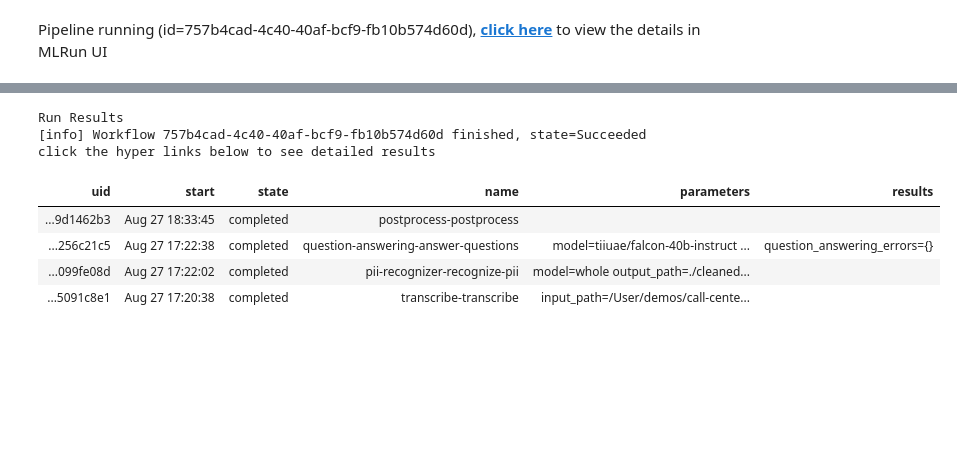
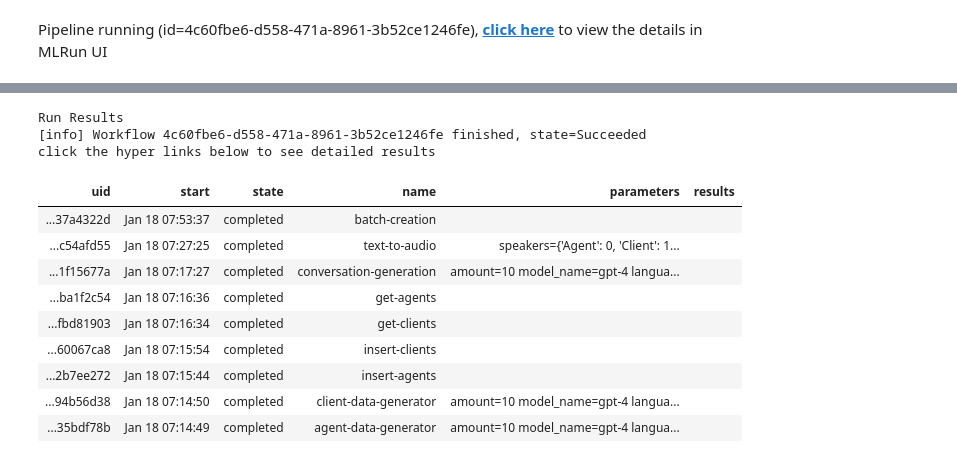
Before and after one commit to mlrun/demo-call-center, a Jupyter notebook: notebook.ipynb, the cells around one changed output, grey strips where cells are left out. Saved outputs shown, nothing was run; the diff lists cells and outputs as text; code cells hidden in the pictures; blank space fills up the shorter version.

```diff
--- a/notebook.ipynb
+++ b/notebook.ipynb
@@ -79,12 +79,11 @@ import mlrun
 # %%
 project = mlrun.get_or_create_project(
-    name="call-center-demo",
-    context="./",
+    name="call-center-demo-2",
     user_project=True,
     parameters={
-        "source": "git://github.com/mlrun/demo-call-center.git#main",
-        "default_image": "giladsh28/llm:v3",
-        "gpus": 4,
+        "source": "git://github.com/yonishelach/mlrun-call-center-demo.git#finetune",
+        "default_image": "yonishelach/call-center-11.8:1",
+        "gpus": 2,
     },
 )
 # %% [output]
@@ -111,46 +115,49 @@ Parameters passed to the function can be adjusted according to the workflow `arg
 # %%
-workflow_run = project.run(
-    name="workflow",
+calls_generation_workflow = project.run(
+    name="calls-generation",
     arguments={
-        "input_path": os.path.abspath("./data"),
-        "transcribe_model": "tiny",
-        "pii_model": "whole",
-        "pii_entities": ['PERSON', "EMAIL", "PHONE", "LOCATION", "ORGANIZATION"],
-        "pii_entity_operator_map": {
-            "PERSON": ("replace", {"new_value": "John Doe"}),
-            "EMAIL": ("replace", {"new_value": "john_doe@email.com"}),
-            "PHONE": ("replace", {"new_value": "123456789"}),
-            "LOCATION": ("replace", {"new_value": "USA"}),
-            "ORGANIZATION": ("replace", {"new_value": "Call Center Agent"}),
-        },
-        "qa_model": "tiiuae/falcon-40b-instruct",
-        "qa_questions":[
-            "Classify the Customer issue in 1-4 words.",
-            "Write a 50-100 word summary of the text.",
-            "Was the Customer issue fixed, Yes or No?",
-            "In one word, was the Customer tone Positive, Negative or Neutral?",
-            "In one word, was the Call Center Agent tone Positive, Negative or Neutral?"
+        "amount": 10,
+        "num_clients": 10,
+        "num_agents": 10,
+        "generation_model": "gpt-4",
+        "language": "Spanish",
+        "available_voices": [
+            "v2/es_speaker_0",
+            "v2/es_speaker_1",
+            "v2/es_speaker_2",
+            "v2/es_speaker_3",
+            "v2/es_speaker_4",
+            "v2/es_speaker_5",
+            "v2/es_speaker_6",
+            "v2/es_speaker_7",
+            "v2/es_speaker_8",
+            "v2/es_speaker_9"
         ],
-        "qa_questions_columns":[
-            "Issue",
-            "Summary",
-            "is_fixed",
-            "customer_tone",
-            "agent_tone",
-        ]
+        "min_time": 2,
+        "max_time": 5,
+        "from_date": "10.30.2023",
+        "to_date": "10.31.2023",
+        "from_time": "09:00",
+        "to_time": "17:00",
+        "use_small_models": True,
     },
     watch=True,
     dirty=True,
     timeout=60 * 120,
 )
 # %% [output]
-Pipeline running (id=757b4cad-4c40-40af-bcf9-fb10b574d60d), click here to view the details in MLRun UI
+Pipeline running (id=4c60fbe6-d558-471a-8961-3b52ce1246fe), click here to view the details in MLRun UI
 [drawing not drawn]
 Run Results
-[info] Workflow 757b4cad-4c40-40af-bcf9-fb10b574d60d finished, state=Succeeded
+[info] Workflow 4c60fbe6-d558-471a-8961-3b52ce1246fe finished, state=Succeeded
 click the hyper links below to see detailed results
 | uid | start | state | name | parameters | results |
-| ...9d1462b3 | Aug 27 18:33:45 | completed | postprocess-postprocess |  |  |
-| ...256c21c5 | Aug 27 17:22:38 | completed | question-answering-answer-questions | model=tiiuae/falcon-40b-instruct ... | question_answering_errors={} |
-| ...099fe08d | Aug 27 17:22:02 | completed | pii-recognizer-recognize-pii | model=whole output_path=./cleaned... |  |
-| ...5091c8e1 | Aug 27 17:20:38 | completed | transcribe-transcribe | input_path=/User/demos/call-cente... |  |
+| ...37a4322d | Jan 18 07:53:37 | completed | batch-creation |  |  |
+| ...c54afd55 | Jan 18 07:27:25 | completed | text-to-audio | speakers={'Agent': 0, 'Client': 1... |  |
+| ...1f15677a | Jan 18 07:17:27 | completed | conversation-generation | amount=10 model_name=gpt-4 langua... |  |
+| ...ba1f2c54 | Jan 18 07:16:36 | completed | get-agents |  |  |
+| ...fbd81903 | Jan 18 07:16:34 | completed | get-clients |  |  |
+| ...60067ca8 | Jan 18 07:15:54 | completed | insert-clients |  |  |
+| ...2b7ee272 | Jan 18 07:15:44 | completed | insert-agents |  |  |
+| ...94b56d38 | Jan 18 07:14:50 | completed | client-data-generator | amount=10 model_name=gpt-4 langua... |  |
+| ...35bdf78b | Jan 18 07:14:49 | completed | agent-data-generator | amount=10 model_name=gpt-4 langua... |  |
```
Also changed, not shown: parts of 28 cells of this notebook, 32 other files.
